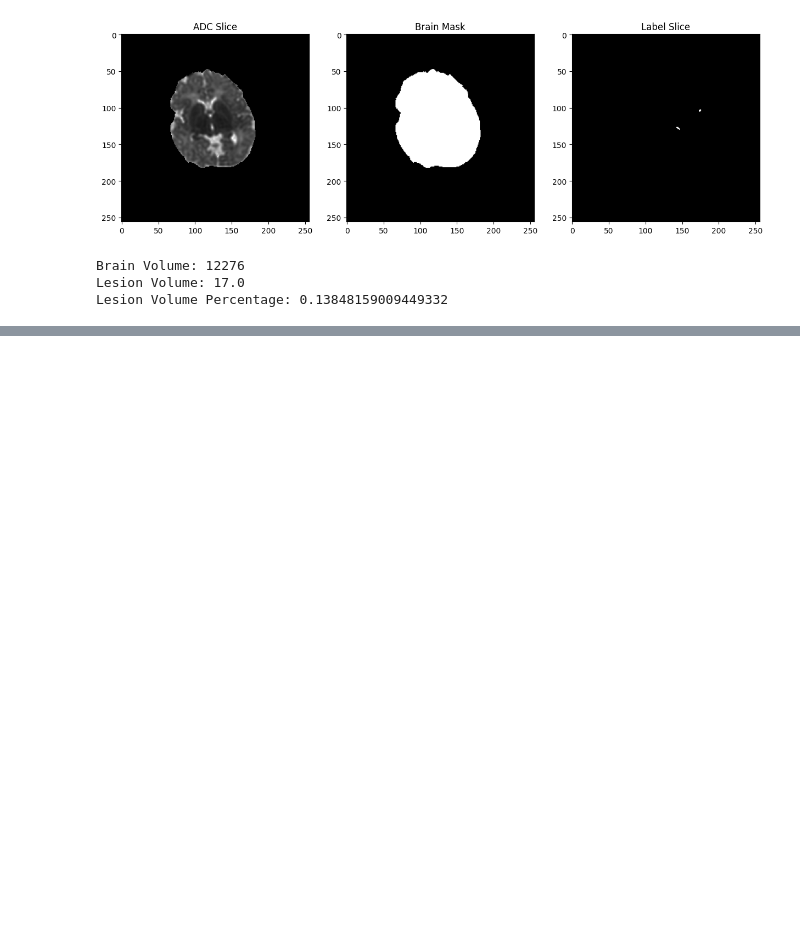
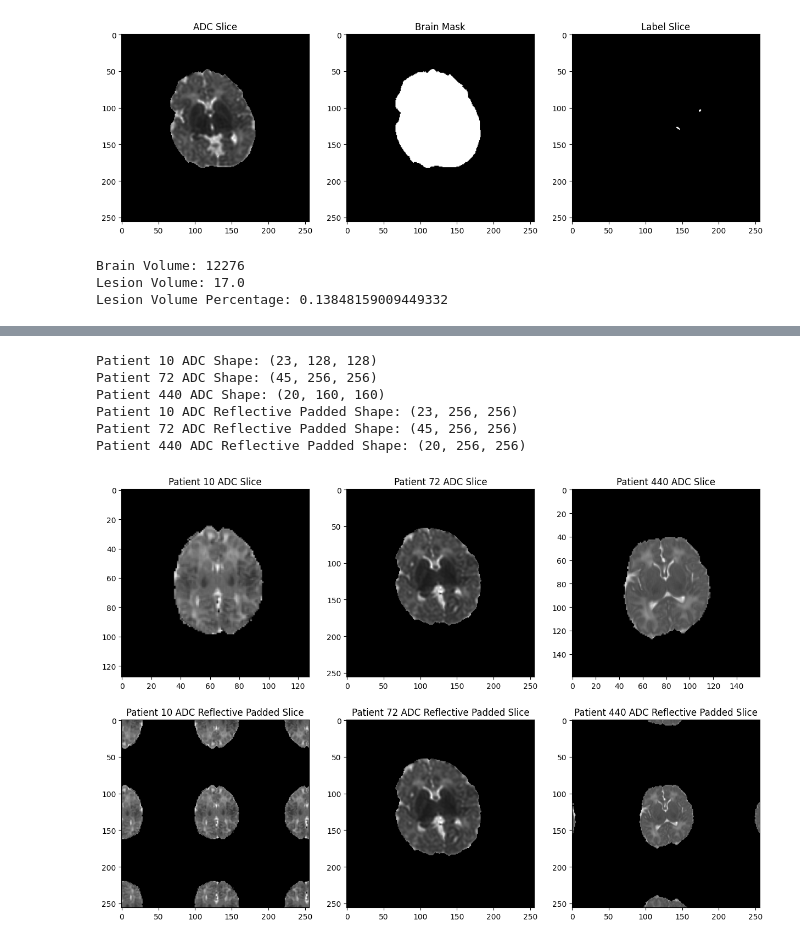
Before and after one commit to Neonatal-Brain-Lesion-Segmentation/CodeBase, a Jupyter notebook: codebase/transforms/preprocess.ipynb, the cells around one changed output, grey strips where cells are left out. Drawn from its saved outputs; the diff is of its cells as text; code cells hidden in the pictures; blank space fills up the shorter version.

```diff
--- a/codebase/transforms/preprocess.ipynb
+++ b/codebase/transforms/preprocess.ipynb
@@ -456,0 +566,44 @@ def make_brain_mask(image_adc_slice, lower_bound = 1, upper_bound = 3400):
+# %%
+# Reflective Padding
+print(f'Patient 10 ADC Shape: {image_array_adc_010.shape}')
+print(f'Patient 72 ADC Shape: {image_array_clipped_adc_072.shape}')
+print(f'Patient 440 ADC Shape: {image_array_adc_440.shape}')
+
+image_array_adc_010_reflect = reflective_padding(image_array_adc_010)
+image_array_adc_072_reflect = reflective_padding(image_array_clipped_adc_072)
+image_array_adc_440_reflect = reflective_padding(image_array_adc_440)
+
+print(f'Patient 10 ADC Reflective Padded Shape: {image_array_adc_010_reflect.shape}')
+print(f'Patient 72 ADC Reflective Padded Shape: {image_array_adc_072_reflect.shape}')
+print(f'Patient 440 ADC Reflective Padded Shape: {image_array_adc_440_reflect.shape}')
+
+# Plotting the before and after Reflective Padded ADC Slice
+plt.figure(figsize=(15, 10))
+plt.subplot(231)
+plt.imshow(image_array_adc_010[image_array_adc_010.shape[0] // 2, :, :], cmap='gray')
+plt.title("Patient 10 ADC Slice")
+plt.subplot(232)
+plt.imshow(image_array_clipped_adc_072[image_array_clipped_adc_072.shape[0] // 2, :, :], cmap='gray')
+plt.title("Patient 72 ADC Slice")
+plt.subplot(233)
+plt.imshow(image_array_adc_440[image_array_adc_440.shape[0] // 2, :, :], cmap='gray')
+plt.title("Patient 440 ADC Slice")
+
+plt.subplot(234)
+plt.imshow(image_array_adc_010_reflect[image_array_adc_010_reflect.shape[0] // 2, :, :], cmap='gray')
+plt.title("Patient 10 ADC Reflective Padded Slice")
+plt.subplot(235)
+plt.imshow(image_array_adc_072_reflect[image_array_adc_072_reflect.shape[0] // 2, :, :], cmap='gray')
+plt.title("Patient 72 ADC Reflective Padded Slice")
+plt.subplot(236)
+plt.imshow(image_array_adc_440_reflect[image_array_adc_440_reflect.shape[0] // 2, :, :], cmap='gray')
+plt.title("Patient 440 ADC Reflective Padded Slice")
+plt.show()
+# %% [output]
+Patient 10 ADC Shape: (23, 128, 128)
+Patient 72 ADC Shape: (45, 256, 256)
+Patient 440 ADC Shape: (20, 160, 160)
+Patient 10 ADC Reflective Padded Shape: (23, 256, 256)
+Patient 72 ADC Reflective Padded Shape: (45, 256, 256)
+Patient 440 ADC Reflective Padded Shape: (20, 256, 256)
+[figure, added]
```
Also changed, not shown: parts of 5 cells of this notebook.
